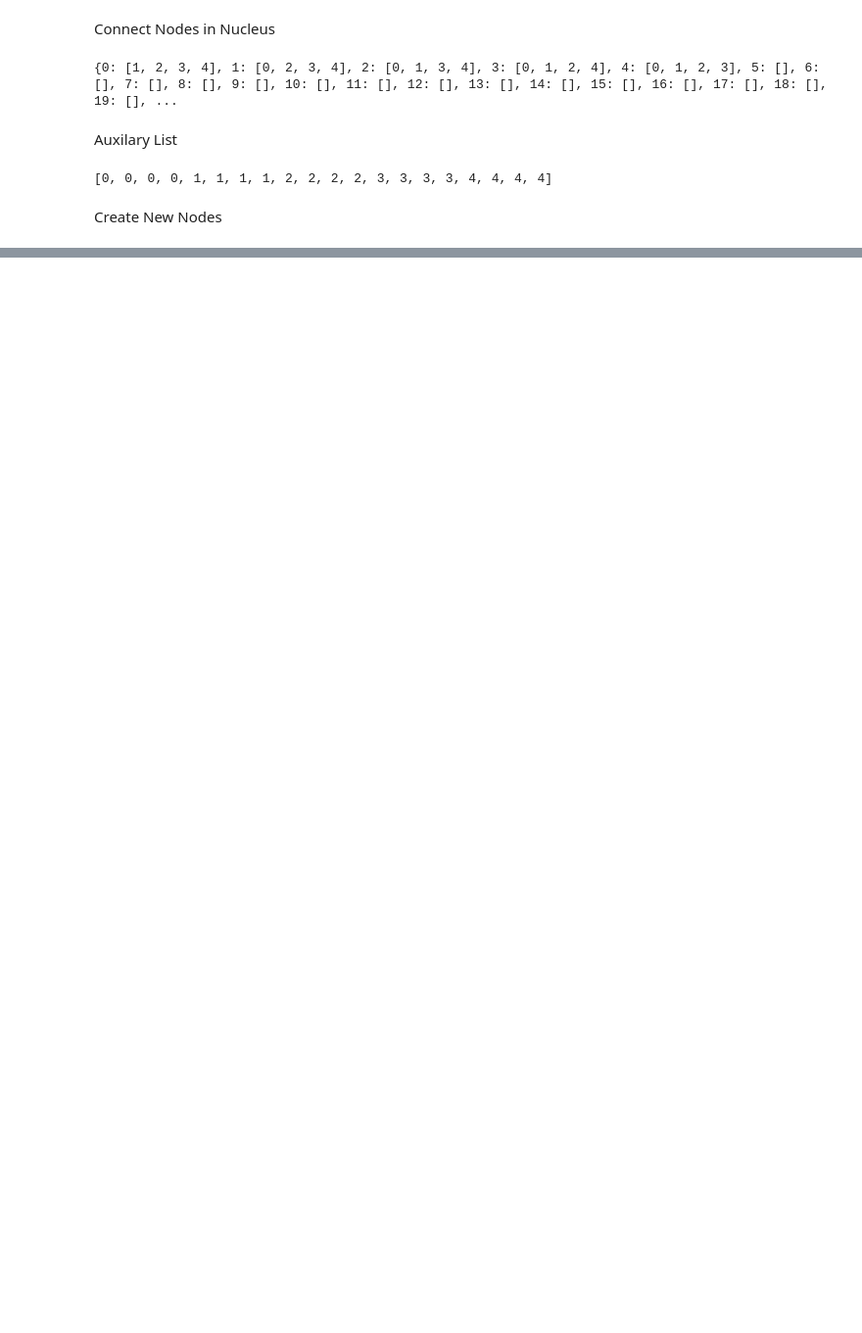
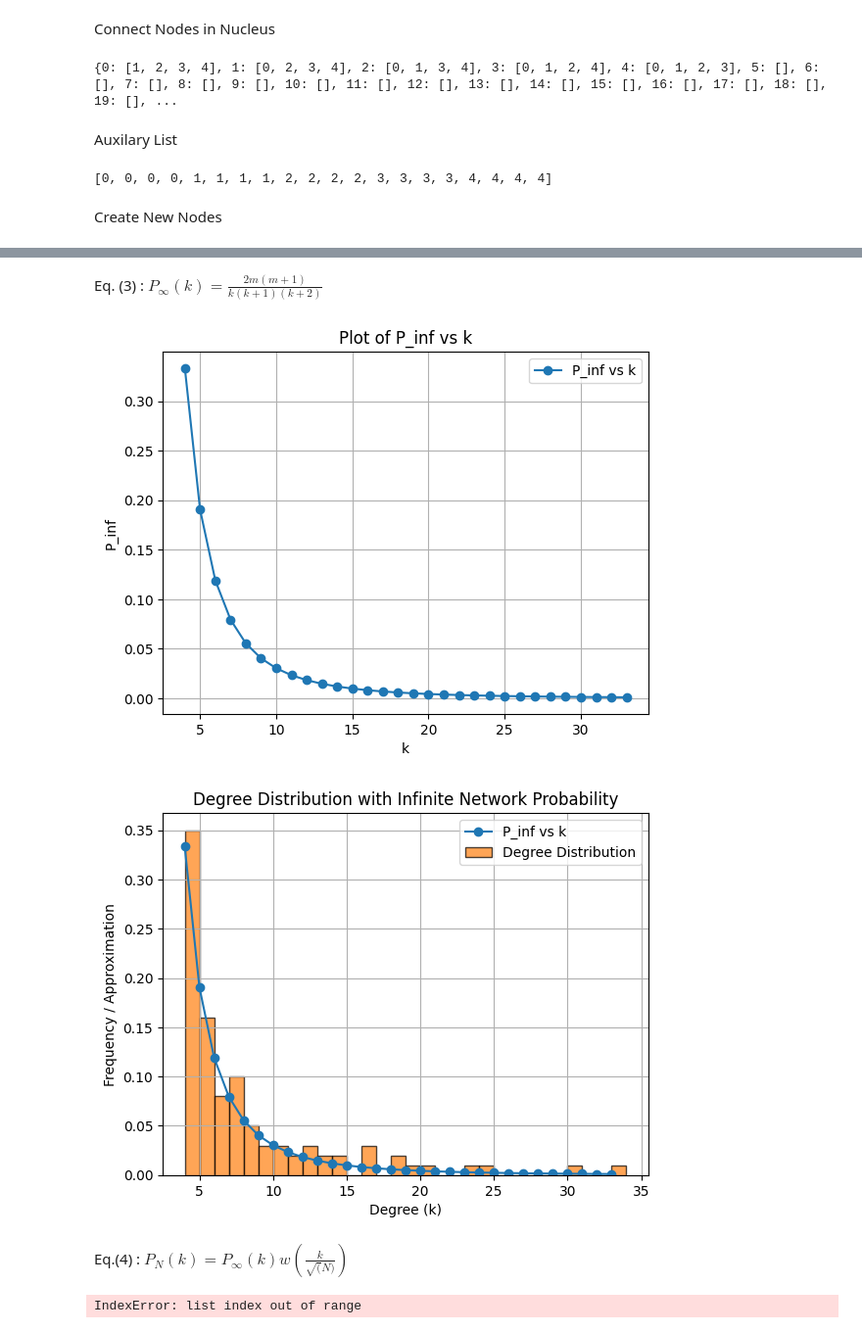
Before and after one commit to CherryWookie/Critical-Phenomena-and-Complexity, a Jupyter notebook: appliedhw/application.ipynb, the cells around one changed output, grey strips where cells are left out. Shown at 98% size. Saved outputs shown, nothing was run; the diff lists cells and outputs as text; code cells hidden in the pictures; blank space fills up the shorter version.

```diff
--- a/appliedhw/application.ipynb
+++ b/appliedhw/application.ipynb
@@ -1,8 +1,8 @@
 # %%
 import matplotlib.pyplot as plt
-from collections import Counter
+import numpy as np
 
-N = 5000
+N = 100
 m = 4
 
 # Initialize Library
@@ -108,0 +103,65 @@ plt.show()
+# %% [markdown]
+Eq. (3) : $P_{\infty} (k) = \frac{2m(m+1)}{k(k+1)(k+2)}$
+# %%
+# Incorporate Eq. (3)
+
+# Create list of degrees from min to max degree in k_list
+degree = range(min(k_list), max(k_list) + 1)
+
+# Compute P_inf for each degree k in degree
+P_inf = []
+for k in degree:
+    # print(k)
+    P_inf_i = (2 * m * (m + 1)) / (k * (k+1) * (k+2))
+    P_inf.append(P_inf_i)
+
+
+# Plot Probability Distribution P_inf
+plt.figure()
+plt.plot(degree, P_inf, marker='o', label="P_inf vs k")
+plt.xlabel("k")
+plt.ylabel("P_inf")
+plt.title("Plot of P_inf vs k")
+plt.grid(True)
+plt.legend()
+plt.show()
+
+# Plot Probability with Frequency Distribution (Normalized)
+plt.figure()
+plt.plot(degree, P_inf, marker='o', label="P_inf vs k")
+plt.xlabel("k")
+plt.ylabel("P_inf")
+plt.grid(True)
+plt.legend()
+
+plt.hist(k_list, bins=range(min(k_list), max(k_list) + 2), density=True, edgecolor='black', alpha=0.7, label='Degree Distribution')
+plt.xlabel('Degree (k)')
+plt.ylabel('Frequency / Approximation')
+plt.title('Degree Distribution with Infinite Network Probability')
+plt.legend()
+plt.show()
+# %% [output]
+[figure, added]
+[figure, added]
+# %% [markdown]
+Eq.(4) : $ P_{N} (k) = P_{\infty} (k) w (\frac{k}{\sqrt(N)}) $
+# %%
+# Eq(4) definition
+P_N = []
+w = 1
+
+for k in degree:
+    P_N_i = P_inf[i] * w * (k)
+    P_N.append(P_N_i)
+
+# Plot Probability Distribution P_N
+plt.figure()
+plt.plot(degree, P_N, marker='o', label="P_inf vs k")
+plt.xlabel("k")
+plt.ylabel("P_inf")
+plt.title("Plot of P_inf vs k")
+plt.grid(True)
+plt.legend()
+plt.show()
+# %% [output]
+IndexError: list index out of range
```
Also changed, not shown: parts of 5 cells of this notebook.
